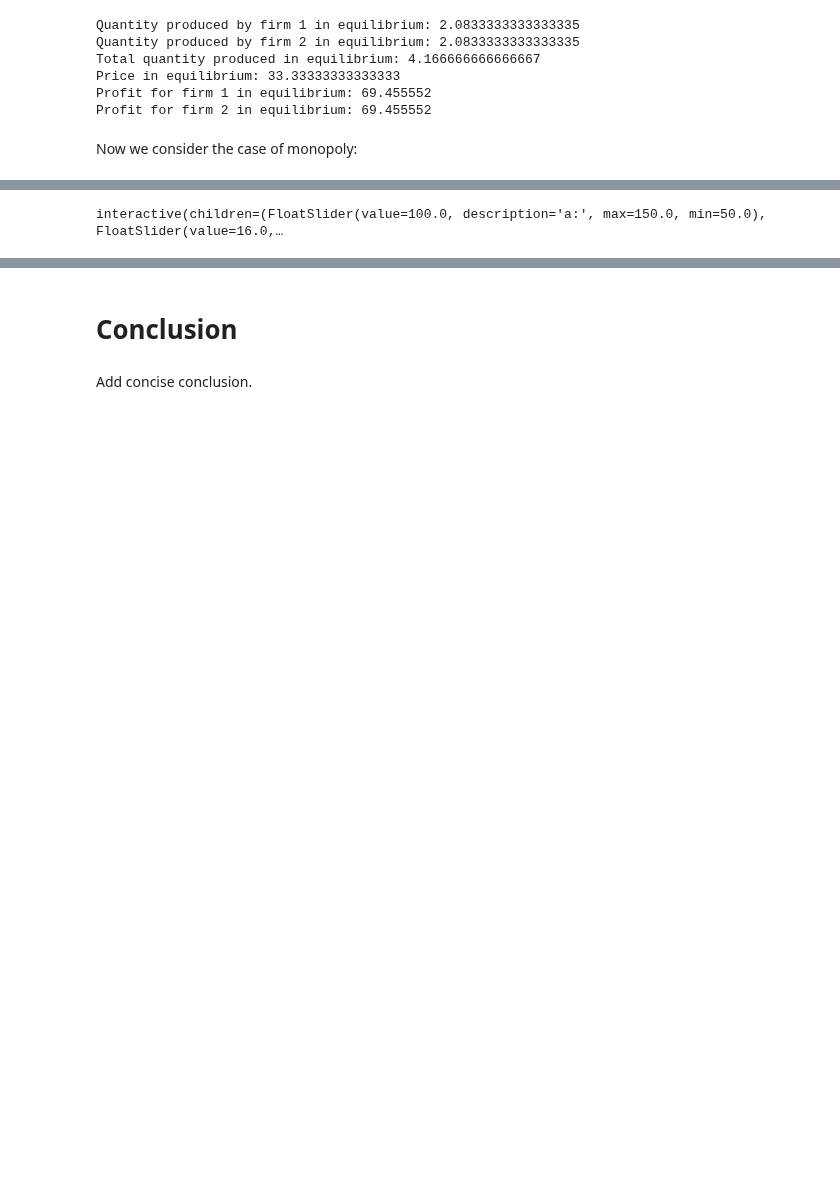
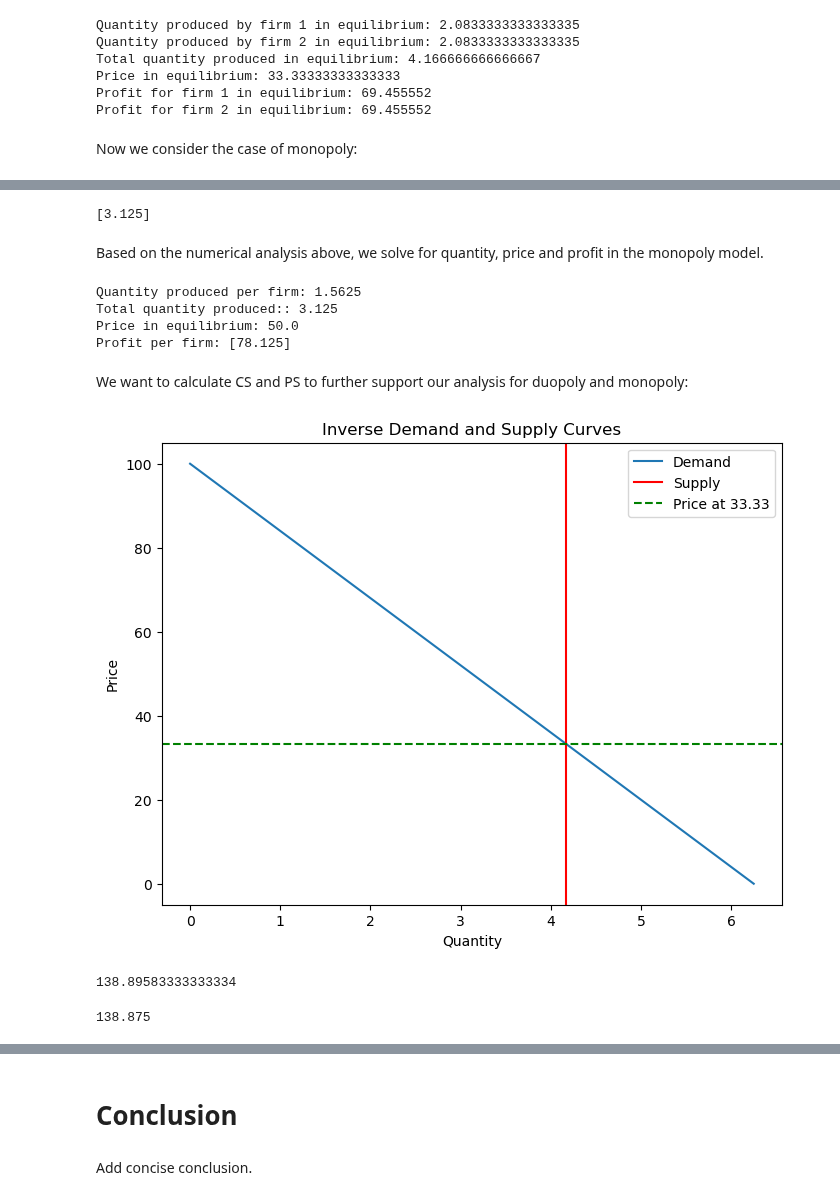
Before and after one commit to NumEconCopenhagen/projects-2024-zgc373-og-pgj472, a Jupyter notebook: modelproject/modelproject.ipynb, the cells around one changed output, grey strips where cells are left out. Cells and saved outputs as stored; diff of their text form; code cells hidden in the pictures; blank space fills up the shorter version.

```diff
--- a/modelproject/modelproject.ipynb
+++ b/modelproject/modelproject.ipynb
@@ -81,6 +94,29 @@ TypeError: monopoly_model_extension.__init__() missing 3 required positional arg
-# %%
-# Create an instance of the monopoly_model class
-m = monopoly_model_extension(a=100, b=16, MC=4)
-m.interactive_plot_monopoly()
-# %% [output]
-interactive(children=(FloatSlider(value=100.0, description='a:', max=150.0, min=50.0), FloatSlider(value=16.0,…
+# %%
+# numerical analysis of the monopoly model extension
+mon_ex = monopoly_model_extension()
+print(mon_ex.solve_numerical_mon())
+# %% [output]
+[3.125]
+# %% [markdown]
+Based on the numerical analysis above, we solve for quantity, price and profit in the monopoly model.
+# %%
+mon_ex.print_results()
+# %% [output]
+Quantity produced per firm: 1.5625
+Total quantity produced:: 3.125
+Price in equilibrium: 50.0
+Profit per firm: [78.125]
+# %% [markdown]
+We want to calculate CS and PS to further support our analysis for duopoly and monopoly:
+# %%
+model.plot_duo()
+# %% [output]
+[figure, added]
+# %%
+model.consumer_surplus_duo()
+# %% [output]
+138.89583333333334
+# %%
+model.producer_surplus_duo()
+# %% [output]
+138.875
```
Also changed, not shown: parts of 13 cells of this notebook, 1 other file.
